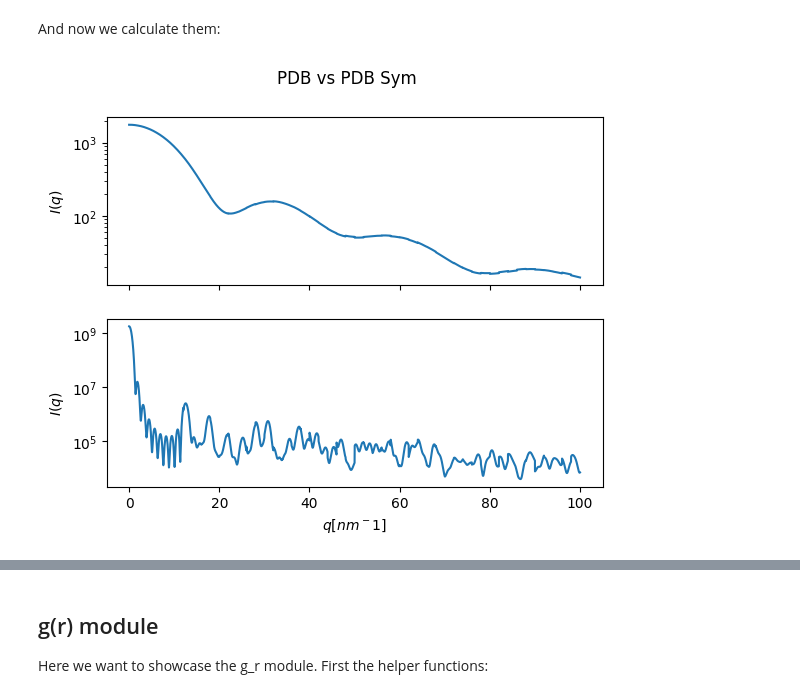
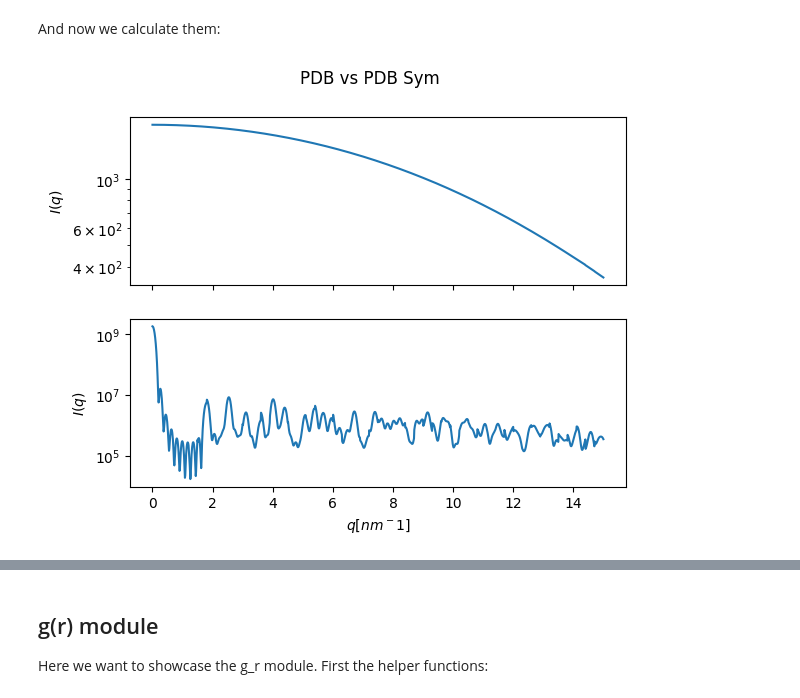
Before and after one commit to uri-raviv-lab/dplus-dev, a Jupyter notebook: PythonInterface/getting_started.ipynb, the cells around one changed output, grey strips where cells are left out. Cells and saved outputs as stored; diff of their text form; code cells hidden in the pictures.

```diff
--- a/PythonInterface/getting_started.ipynb
+++ b/PythonInterface/getting_started.ipynb
@@ -102,8 +137,8 @@ Test_PDB.extra_params.solvent_method.value = 0
 state_PDB = CalculationInput()
 state_PDB.Domain.populations[0].add_model(Test_PDB)
 state_PDB.DomainPreferences.grid_size = 100
-state_PDB.DomainPreferences.q_max = 60
-state_PDB.DomainPreferences.generated_points = 10000
+state_PDB.DomainPreferences.q_max = 15
+state_PDB.DomainPreferences.generated_points = 1500
 state_PDB.use_gpu = True
 # %%
 ## Create a cubic lattice with the PDB
@@ -111,10 +146,14 @@ Test_PDB_sym = PDB(r'../CF4.pdb')
 Test_PDB_sym.centered = True # Make sure the PDB is centered
 Test_PDB_sym.extra_params.solvent_method.value = 0
 
-cubic_lattice = 0.5 * np.identity(3)
+a = 3.5
+cubic_lattice = a * np.identity(3)
 repx = 10
 repy = 10
 repz = 10
+Lx = repx * a
+Ly = repy * a
+Lz = repz * a
 filename_out = r'../CF4_10x10x10.dol'
 dol_mat = g.build_crystal(cubic_lattice, repx, repy, repz, filename_out)
 
@@ -123,12 +162,12 @@ PDB_sym.read_from_dol(filename_out)
 PDB_sym.use_grid = False
 PDB_sym.children.append(Test_PDB_sym)
 
-## Create a calculation state for only the PDB
+## Create a calculation state for the PDB in a cubic lattice
 state_PDB_sym = CalculationInput()
 state_PDB_sym.Domain.populations[0].add_model(PDB_sym)
 state_PDB_sym.DomainPreferences.grid_size = 100
-state_PDB_sym.DomainPreferences.q_max = 60
-state_PDB_sym.DomainPreferences.generated_points = 10000
+state_PDB_sym.DomainPreferences.q_max = 15
+state_PDB_sym.DomainPreferences.generated_points = 1500
 state_PDB_sym.use_gpu = True
 # %% [markdown]
 And now we calculate them:
@@ -136,17 +175,18 @@ And now we calculate them:
 output_PDB = runner.generate(state_PDB)
 output_PDB_sym = runner.generate(state_PDB_sym)
 
-q_60 = list(output_PDB.graph.keys())
+q_30 = list(output_PDB.graph.keys())
+q_15 = list(output_PDB_sym.graph.keys())
 I_q_PDB = list(output_PDB.graph.values())
 I_q_PDB_sym = list(output_PDB_sym.graph.values())
 # %%
 fig, (ax1, ax2) = plt.subplots(2, sharex=True)
 fig.suptitle('PDB vs PDB Sym')
-ax1.semilogy(q_60, I_q_PDB)
+ax1.semilogy(q_30, I_q_PDB)
 ax1.set_ylabel('$I(q)$')
-ax2.semilogy(q_60, I_q_PDB_sym)
+ax2.semilogy(q_15, I_q_PDB_sym)
 ax2.set_xlabel('$q [nm^-1]$')
 ax2.set_ylabel('$I(q)$')
 plt.show()
 # %% [output]
-[figure, old version]
+[figure, new version]
```
Also changed, not shown: parts of 36 cells of this notebook, 6 other files.
